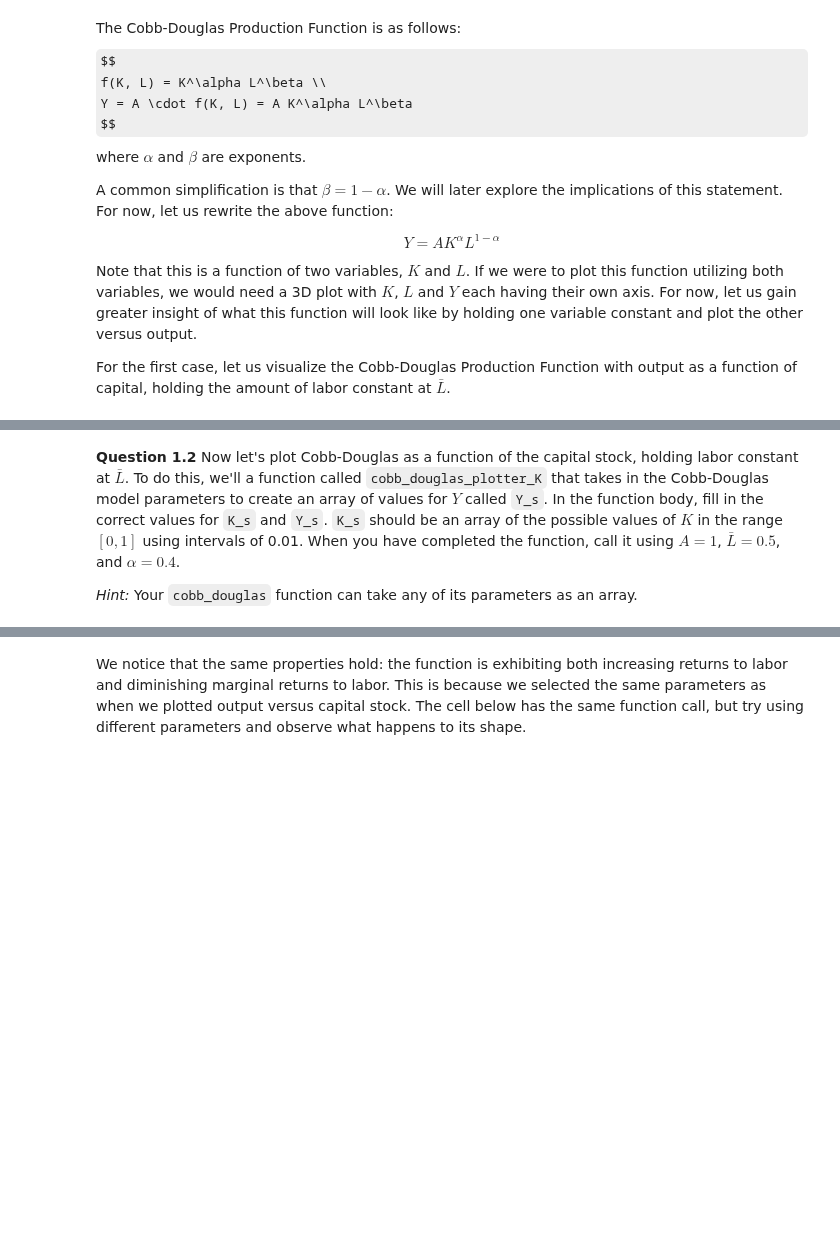
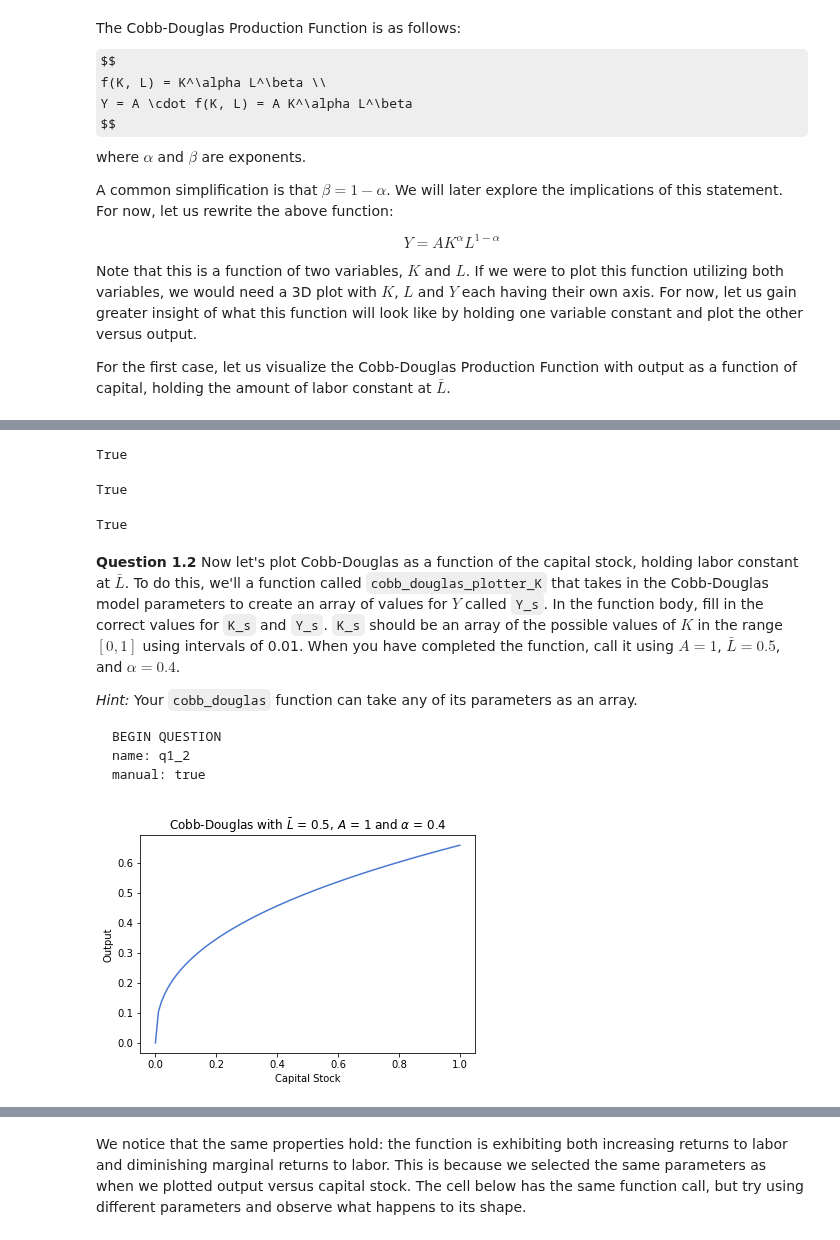
Before and after one commit to data-88e/sp22-student, a Jupyter notebook: lab/lab04/lab04.ipynb, the cells around one changed output, grey strips where cells are left out. Saved outputs shown, nothing was run; the diff lists cells and outputs as text; code cells hidden in the pictures; some formulas as TeX source; blank space fills up the shorter version.

````diff
--- a/lab/lab04/lab04.ipynb
+++ b/lab/lab04/lab04.ipynb
@@ -62,6 +77,14 @@ name: q1_1
 # %%
 def cobb_douglas(A, K, L, alpha, beta = None):
+    # BEGIN SOLUTION NO PROMPT
+    if beta is None:
+        return A * K ** alpha * L ** (1 - alpha)
+    else:
+        return A * K ** alpha * L ** (beta)
+    # END SOLUTION
+    """ # BEGIN PROMPT
     if ...:
         return ...
     else:
         return ...
+    """; # END PROMPT
@@ -70,26 +91,47 @@ grader.check("q1_1")
+# %%
+# TEST
+np.isclose(cobb_douglas(1, 2, 2, 0.5), 2.0000000000000004)
+# %% [output]
+True
+# %%
+# TEST
+np.isclose(cobb_douglas(1, 4, 0.5, 0.2, 1.1), 0.6155722066724582)
+# %% [output]
+True
+# %%
+# TEST
+cobb_douglas(1, 2, 2, 0.5) == cobb_douglas(1, 2, 2, 0.5, 0.5)
+# %% [output]
+True
 # %% [markdown]
-<!-- BEGIN QUESTION -->
-
 **Question 1.2** Now let's plot Cobb-Douglas as a function of the capital stock, holding labor constant at $\bar L$. To do this, we'll a function called `cobb_douglas_plotter_K` that takes in the Cobb-Douglas model parameters to create an array of values for $Y$ called `Y_s`. In the function body, fill in the correct values for `K_s` and `Y_s`. `K_s` should be an array of the possible values of $K$ in the range $[0, 1]$ using intervals of 0.01. When you have completed the function, call it using $A = 1$, $\bar L = 0.5$, and $\alpha = 0.4$.
 
 _Hint:_ Your `cobb_douglas` function can take any of its parameters as an array.
 
-<!--
+```
 BEGIN QUESTION
 name: q1_2
 manual: true
--->
+```
 # %%
 def cobb_douglas_plotter_K(A, L_bar, alpha):
+    # BEGIN SOLUTION NO PROMPT
+    K_s = np.arange(0, 1.01, 0.01)
+    Y_s = cobb_douglas(A, K_s, L_bar, alpha)
+    # END SOLUTION
+    """ # BEGIN PROMPT
     K_s = ...
     Y_s = ...
+        """; # END PROMPT
 
     ### Do not edit the code below; this does the plotting ###
     plt.plot(K_s, Y_s)
     plt.title(fr"Cobb-Douglas with $\bar L$ = {L_bar}, $A$ = {A} and $\alpha$ = {alpha}")
     plt.xlabel("Capital Stock")
     plt.ylabel("Output");
 
 
-...
+cobb_douglas_plotter_K(1, 0.5, 0.4) # SOLUTION
+# %% [output]
+[figure, added]
 # %% [markdown]
````
Also changed, not shown: parts of 47 cells of this notebook, 4 other files.
